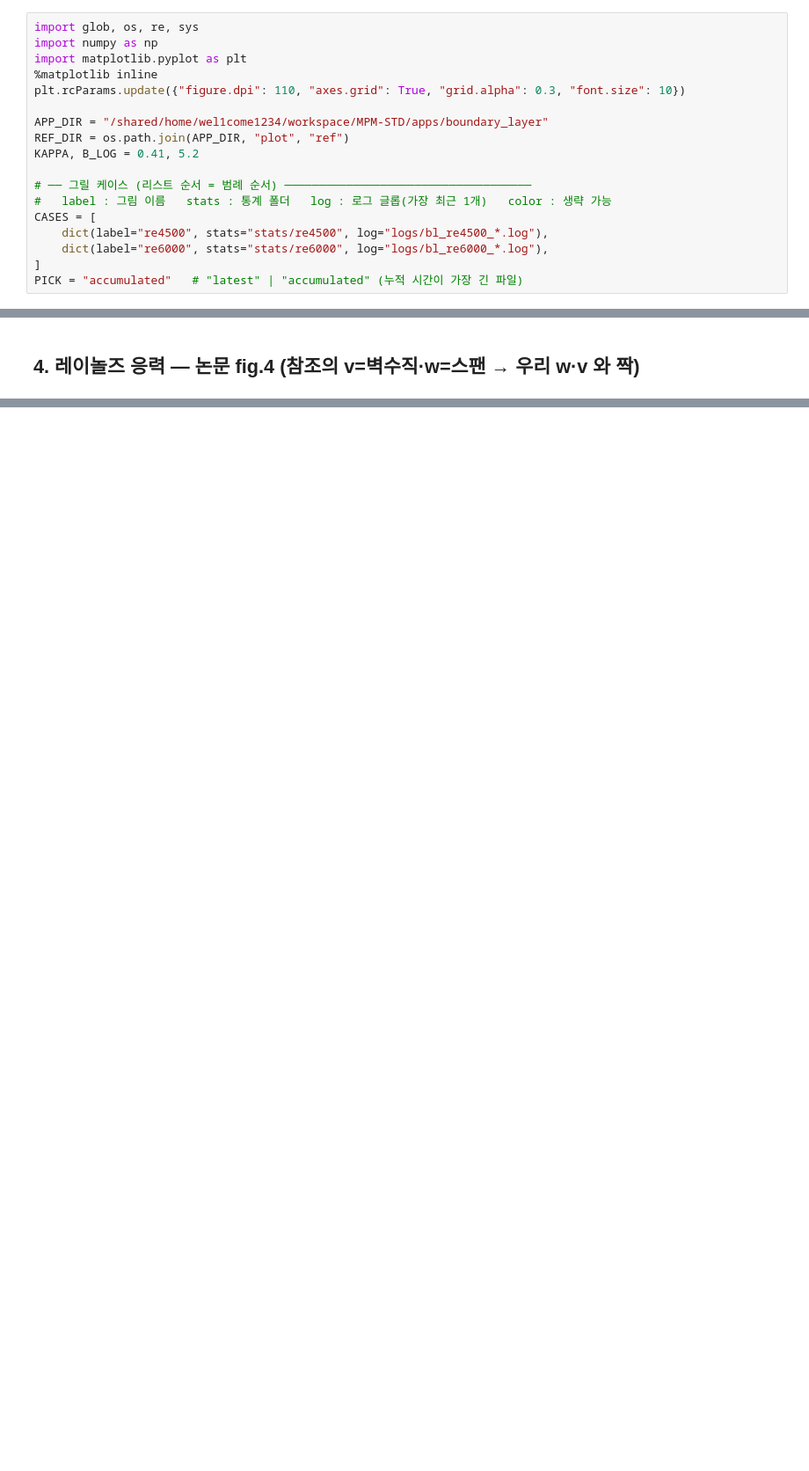
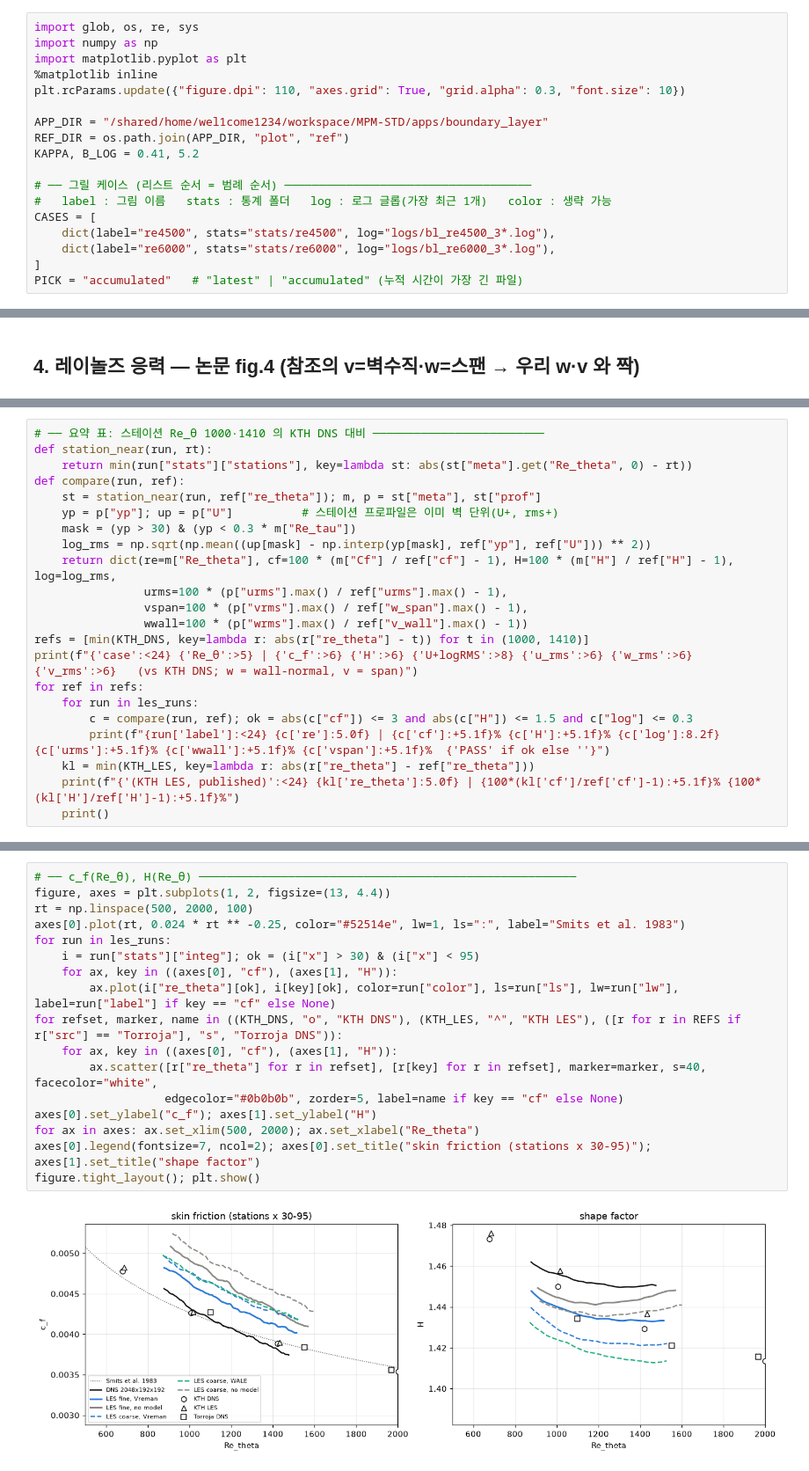
Before and after one commit to dontempty/MPM-STD_C, a Jupyter notebook: apps/boundary_layer/plot/plot.ipynb, the cells around one changed output, grey strips where cells are left out. Shown at 88% size. Saved outputs shown, nothing was run; the diff lists cells and outputs as text; blank space fills up the shorter version.

```diff
--- a/apps/boundary_layer/plot/plot.ipynb
+++ b/apps/boundary_layer/plot/plot.ipynb
@@ -24,8 +24,8 @@ KAPPA, B_LOG = 0.41, 5.2
 # ── 그릴 케이스 (리스트 순서 = 범례 순서) ────────────────────────────────────
 #   label : 그림 이름   stats : 통계 폴더   log : 로그 글롭(가장 최근 1개)   color : 생략 가능
 CASES = [
-    dict(label="re4500", stats="stats/re4500", log="logs/bl_re4500_*.log"),
-    dict(label="re6000", stats="stats/re6000", log="logs/bl_re6000_*.log"),
+    dict(label="re4500", stats="stats/re4500", log="logs/bl_re4500_3*.log"),
+    dict(label="re6000", stats="stats/re6000", log="logs/bl_re6000_3*.log"),
 ]
 PICK = "accumulated"   # "latest" | "accumulated" (누적 시간이 가장 긴 파일)
 # %%
@@ -231,0 +301,22 @@ if stations:
+# %%
+# ── 요약 표: 스테이션 Re_θ 1000·1410 의 KTH DNS 대비 ─────────────────────────
+def station_near(run, rt):
+    return min(run["stats"]["stations"], key=lambda st: abs(st["meta"].get("Re_theta", 0) - rt))
+def compare(run, ref):
+    st = station_near(run, ref["re_theta"]); m, p = st["meta"], st["prof"]
+    yp = p["yp"]; up = p["U"]          # 스테이션 프로파일은 이미 벽 단위(U+, rms+)
+    mask = (yp > 30) & (yp < 0.3 * m["Re_tau"])
+    log_rms = np.sqrt(np.mean((up[mask] - np.interp(yp[mask], ref["yp"], ref["U"])) ** 2))
+    return dict(re=m["Re_theta"], cf=100 * (m["Cf"] / ref["cf"] - 1), H=100 * (m["H"] / ref["H"] - 1), log=log_rms,
+                urms=100 * (p["urms"].max() / ref["urms"].max() - 1),
+                vspan=100 * (p["vrms"].max() / ref["w_span"].max() - 1),
+                wwall=100 * (p["wrms"].max() / ref["v_wall"].max() - 1))
+refs = [min(KTH_DNS, key=lambda r: abs(r["re_theta"] - t)) for t in (1000, 1410)]
+print(f"{'case':<24} {'Re_θ':>5} | {'c_f':>6} {'H':>6} {'U+logRMS':>8} {'u_rms':>6} {'w_rms':>6} {'v_rms':>6}   (vs KTH DNS; w = wall-normal, v = span)")
+for ref in refs:
+    for run in les_runs:
+        c = compare(run, ref); ok = abs(c["cf"]) <= 3 and abs(c["H"]) <= 1.5 and c["log"] <= 0.3
+        print(f"{run['label']:<24} {c['re']:5.0f} | {c['cf']:+5.1f}% {c['H']:+5.1f}% {c['log']:8.2f} {c['urms']:+5.1f}% {c['wwall']:+5.1f}% {c['vspan']:+5.1f}%  {'PASS' if ok else ''}")
+    kl = min(KTH_LES, key=lambda r: abs(r["re_theta"] - ref["re_theta"]))
+    print(f"{'(KTH LES, published)':<24} {kl['re_theta']:5.0f} | {100*(kl['cf']/ref['cf']-1):+5.1f}% {100*(kl['H']/ref['H']-1):+5.1f}%")
+    print()
@@ -231,0 +340,19 @@ if stations:
+# %%
+# ── c_f(Re_θ), H(Re_θ) ───────────────────────────────────────────────────────
+figure, axes = plt.subplots(1, 2, figsize=(13, 4.4))
+rt = np.linspace(500, 2000, 100)
+axes[0].plot(rt, 0.024 * rt ** -0.25, color="#52514e", lw=1, ls=":", label="Smits et al. 1983")
+for run in les_runs:
+    i = run["stats"]["integ"]; ok = (i["x"] > 30) & (i["x"] < 95)
+    for ax, key in ((axes[0], "cf"), (axes[1], "H")):
+        ax.plot(i["re_theta"][ok], i[key][ok], color=run["color"], ls=run["ls"], lw=run["lw"], label=run["label"] if key == "cf" else None)
+for refset, marker, name in ((KTH_DNS, "o", "KTH DNS"), (KTH_LES, "^", "KTH LES"), ([r for r in REFS if r["src"] == "Torroja"], "s", "Torroja DNS")):
+    for ax, key in ((axes[0], "cf"), (axes[1], "H")):
+        ax.scatter([r["re_theta"] for r in refset], [r[key] for r in refset], marker=marker, s=40, facecolor="white",
+                   edgecolor="#0b0b0b", zorder=5, label=name if key == "cf" else None)
+axes[0].set_ylabel("c_f"); axes[1].set_ylabel("H")
+for ax in axes: ax.set_xlim(500, 2000); ax.set_xlabel("Re_theta")
+axes[0].legend(fontsize=7, ncol=2); axes[0].set_title("skin friction (stations x 30-95)"); axes[1].set_title("shape factor")
+figure.tight_layout(); plt.show()
+# %% [output]
+[figure, added]
```
Also changed, not shown: parts of 9 cells of this notebook, 8 other files.
